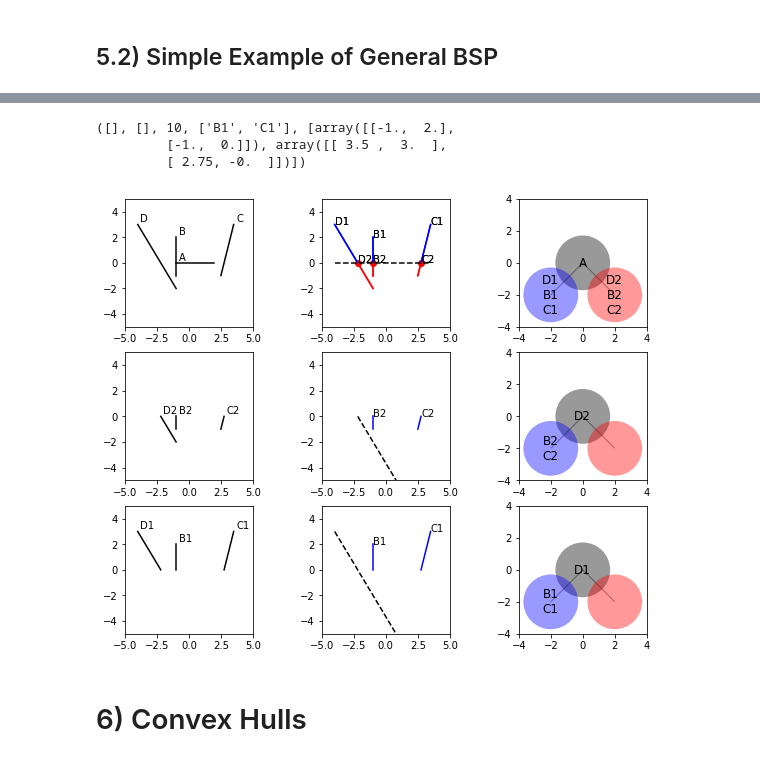
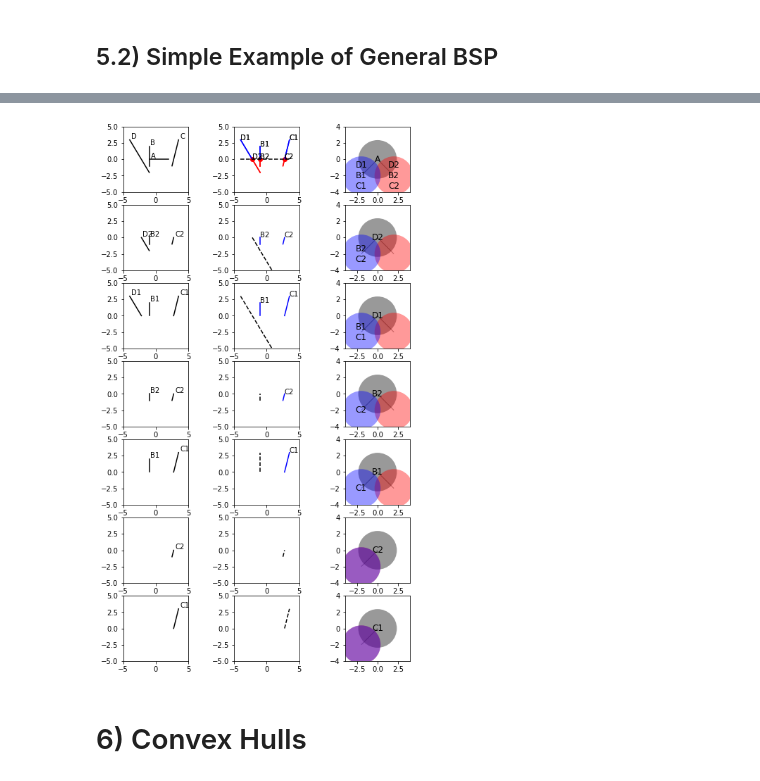
Before and after one commit to tylerjereddy/pycon-2017, a Jupyter notebook: mastering_scipy_spatial.ipynb, the cells around one changed output, grey strips where cells are left out. Drawn from its saved outputs; the diff is of its cells as text; code cells hidden in the pictures.

Commit message:
BSP example is now recursive.

```diff
--- a/mastering_scipy_spatial.ipynb
+++ b/mastering_scipy_spatial.ipynb
@@ -601,7 +601,7 @@ list_lines = [np.array([[-4,3],[-1,-2]]),
 line_labels = ['D', 'B', 'A', 'C']
 
 fig = plt.figure()
-fig.set_size_inches(10,8)
+fig.set_size_inches(8,16)
 
 
 def recursive_BSP(list_lines, line_labels, current_node_index=2, fig=fig, curr_plot=1):
@@ -609,7 +609,7 @@ def recursive_BSP(list_lines, line_labels, current_node_index=2, fig=fig, curr_p
     the Painter's algorithm in computer graphics, though in practice there are more details to handle.'''
     G = nx.Graph()
     G.clear()
-    ax = fig.add_subplot(3,3,curr_plot)
+    ax = fig.add_subplot(8,3,curr_plot)
     for line, label in zip(list_lines, line_labels):
         ax.plot(line[...,0],
                 line[...,1],
@@ -621,7 +621,7 @@ def recursive_BSP(list_lines, line_labels, current_node_index=2, fig=fig, curr_p
     current_line = list_lines[current_node_index]
     current_line_label = line_labels[current_node_index]
     print('**current_line_label:', current_line_label)
-    print('current_line:', current_line)
+    #print('current_line:', current_line)
 
     # I want to plot a dashed line for the current segment (node) being processed
     x_max_system = max([line_array[...,0].max() for line_array in list_lines])
@@ -642,12 +642,12 @@ def recursive_BSP(list_lines, line_labels, current_node_index=2, fig=fig, curr_p
     else:
         # other slopes
         m = ydiff / xdiff
-        print('m:', m)
+        #print('m:', m)
         b = current_line[0][1] - m * current_line[0][0]
-        print('b:', b)
+        #print('b:', b)
         current_line_extended = np.array([[x_min_system, m * x_min_system + b],[x_max_system, m * x_max_system + b]])
 
-    print('current_line_extended:', current_line_extended)
+    #print('current_line_extended:', current_line_extended)
 
 
     # determine which (if any) segments are split (intersected) by the line formed by the chosen segment
@@ -669,7 +669,7 @@ def recursive_BSP(list_lines, line_labels, current_node_index=2, fig=fig, curr_p
         return x, y
 
     curr_plot += 1
-    ax = fig.add_subplot(3,3,curr_plot)
+    ax = fig.add_subplot(8,3,curr_plot)
     ax.set_aspect('equal')
     list_back_lines = []
     list_front_lines = []
@@ -692,17 +692,17 @@ def recursive_BSP(list_lines, line_labels, current_node_index=2, fig=fig, curr_p
             if (line_x_max >= current_line_extended[...,0].min() and line_x_max <= current_line_extended[...,0].max()):
                 pass
             else:
-                print('no domain overlap x')
+                #print('no domain overlap x')
                 continue
 
             if line_y_min <= current_line_extended[...,1].min():
                 pass
             else:
-                print('no domain overlap y')
+                #print('no domain overlap y')
                 continue
 
 
-            print('intersection:', intersection)
+            #print('intersection:', intersection)
             ax.scatter(intersection[0], intersection[1], c='red')
             new_segment_1 = np.array([line[0],intersection])
             new_segment_2 = np.array([intersection,line[1]])
@@ -755,7 +755,7 @@ def recursive_BSP(list_lines, line_labels, current_node_index=2, fig=fig, curr_p
         ls='dashed',
         c='k')
     curr_plot += 1
-    ax = fig.add_subplot(3,3,curr_plot)
+    ax = fig.add_subplot(8,3,curr_plot)
     ax.set_aspect('equal')
     ax.set_xlim(-4,4)
     ax.set_ylim(-4,4)
@@ -784,24 +784,22 @@ def recursive_BSP(list_lines, line_labels, current_node_index=2, fig=fig, curr_p
                      alpha=0.4,
                      fontsize=12)
 
-    print('list_back_line_labels:', list_back_line_labels)
-    print('list_front_line_labels:', list_front_line_labels)
-    print('list_back_lines:', list_back_lines)
-    print('G.nodes()', G.nodes())
     curr_plot += 1
-    return list_front_line_labels, list_front_lines, curr_plot, list_back_line_labels, list_back_lines
+    if list_front_line_labels:
+        print('list_front_line_labels being worked on:', list_front_line_labels)
+        recursive_BSP(list_lines=list_front_lines,
+                      line_labels=list_front_line_labels,
+                      current_node_index=0,
+                      curr_plot=curr_plot)
 
-list_front_line_labels, list_front_lines, curr_plot,\
-list_back_line_labels, list_back_lines = recursive_BSP(list_lines, line_labels)
-
-curr_plot = recursive_BSP(list_lines=list_front_lines,
-                          line_labels=list_front_line_labels,
-                          current_node_index=0,
-                          curr_plot=curr_plot)[2]
-
-recursive_BSP(list_lines=list_back_lines,
+    curr_plot += 3
+    if list_back_line_labels:
+        print('list_back_line_labels being worked on:', list_back_line_labels)
+        recursive_BSP(list_lines=list_back_lines,
               line_labels=list_back_line_labels,
               current_node_index=0,
               curr_plot=curr_plot)
+
+recursive_BSP(list_lines, line_labels)
 # %% [output]
 **current_line_label: A
@@ -824,7 +818,4 @@ G.nodes() ['', 'B1\nC1', 'D1']
-([], [], 10, ['B1', 'C1'], [array([[-1.,  2.],
-         [-1.,  0.]]), array([[ 3.5 ,  3.  ],
-         [ 2.75, -0.  ]])])
-[figure, old version]
+[figure, new version]
 # %% [markdown]
 # 6) Convex Hulls
 # %% [markdown]
```
Also changed, not shown: parts of 1 cell of this notebook.
